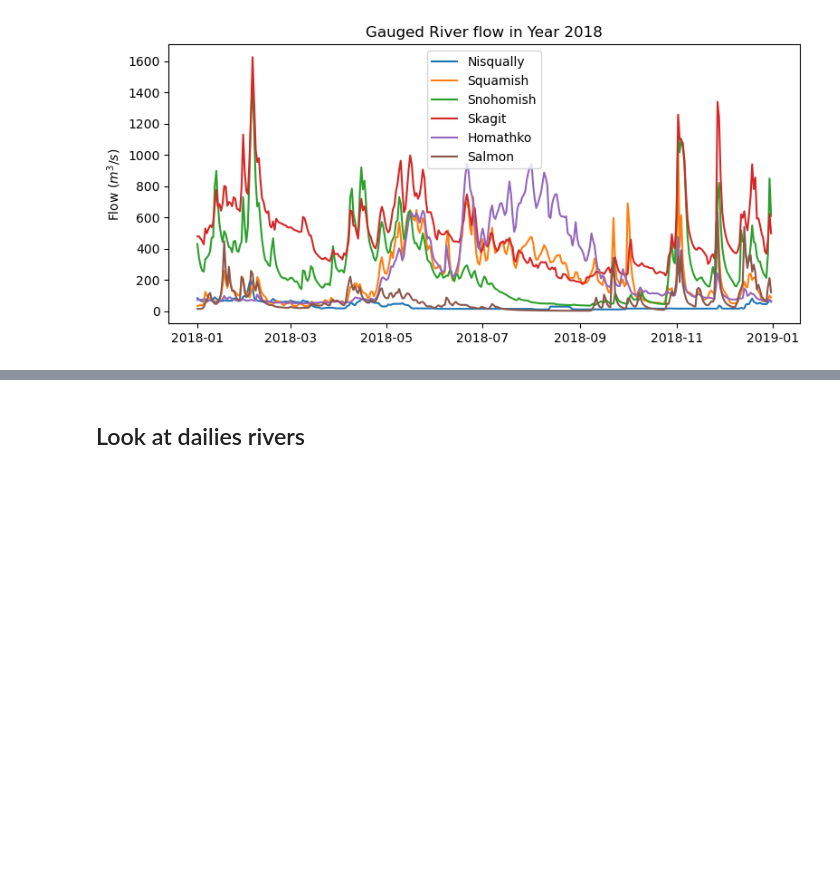
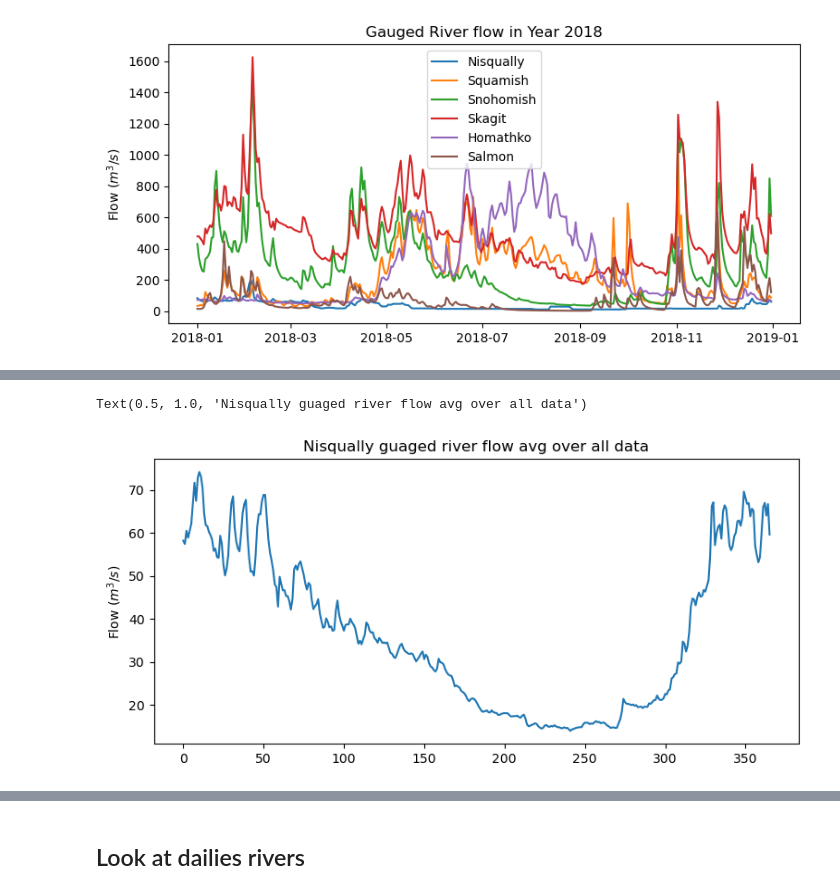
Before and after one commit to SalishSeaCast/analysis-cassidy, a Jupyter notebook: notebooks/compare_daily_river/compare_river_flows.ipynb, the cells around one changed output, grey strips where cells are left out. Drawn from its saved outputs; the diff is of its cells as text; code cells hidden in the pictures; blank space fills up the shorter version.

```diff
--- a/notebooks/compare_daily_river/compare_river_flows.ipynb
+++ b/notebooks/compare_daily_river/compare_river_flows.ipynb
@@ -59,0 +104,12 @@ plt.legend()
+# %%
+Nisqually_avg = Nisqually[['MM', 'DD', 'DISCHARGE']].groupby(by=['MM', 'DD']).mean()
+
+fig, ax = plt.subplots(1, 1, figsize=(9, 4))
+
+ax.plot(range(len(Nisqually_avg['DISCHARGE'])), Nisqually_avg['DISCHARGE'])
+
+ax.set_ylabel(r'Flow ($m^3/s$)')
+ax.set_title('Nisqually guaged river flow avg over all data')
+# %% [output]
+Text(0.5, 1.0, 'Nisqually guaged river flow avg over all data')
+[figure, added]
```
Also changed, not shown: parts of 13 cells of this notebook.
